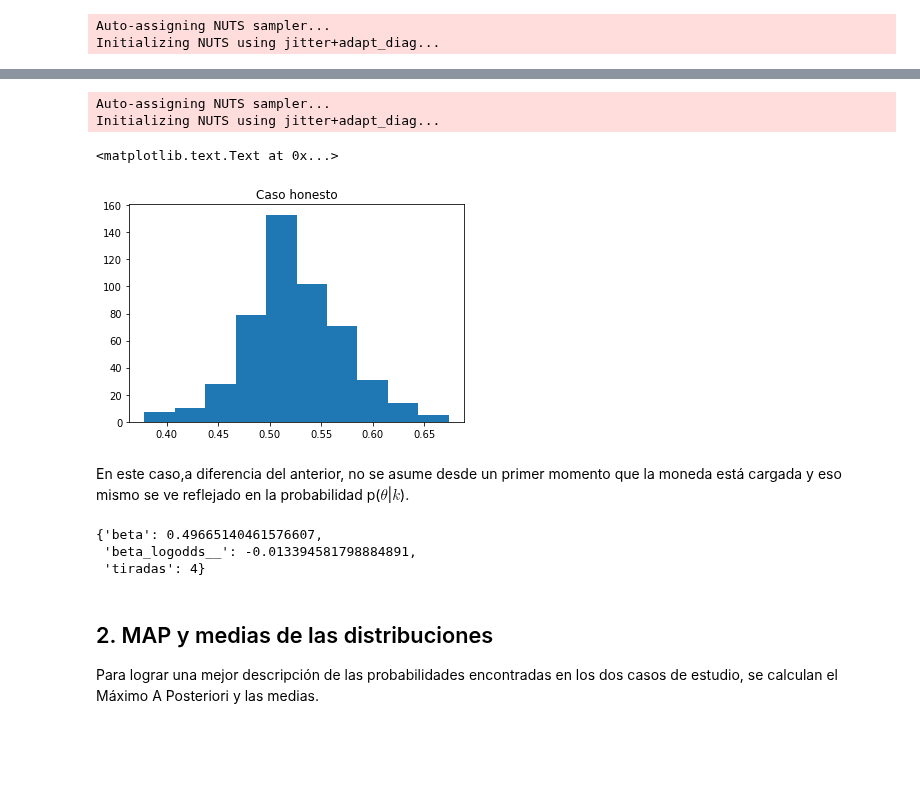
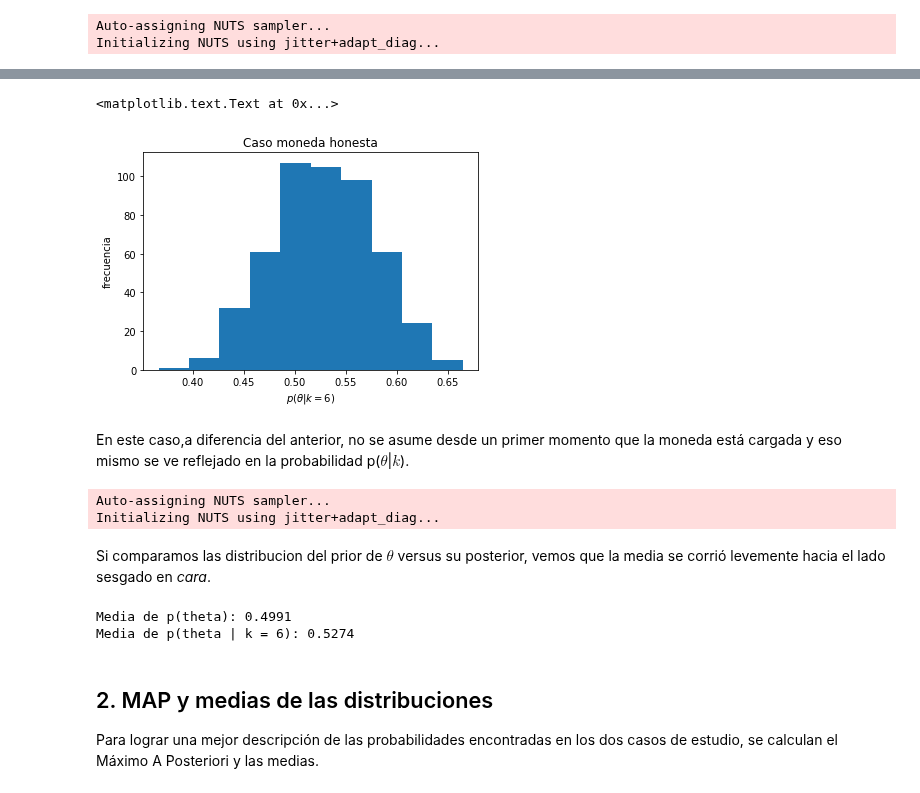
Before and after one commit to m2march/ciencia_datos, a Jupyter notebook: tp5/tp5.ipynb, the cells around one changed output, grey strips where cells are left out. Drawn from its saved outputs; the diff is of its cells as text; code cells hidden in the pictures; blank space fills up the shorter version.

```diff
--- a/tp5/tp5.ipynb
+++ b/tp5/tp5.ipynb
@@ -74,24 +53,30 @@ hist([t['theta_honest'] for t in trace.points()])
-# %%
-model_honest = pm.Model()
-with model_honest:
-    theta_honest = pm.Beta('theta_honest', 50, 50)  # TODO: cambiar a 100, 100 cuando sepamos como
-    tiradas = pm.Binomial('tiradas', n=6, p=theta_honest, observed=6)
-    trace = pm.sample()
-hist(trace.theta_honest)
-title('Caso honesto')
-# %% [output]
-Auto-assigning NUTS sampler...
-Initializing NUTS using jitter+adapt_diag...
-<matplotlib.text.Text at 0x...>
-[figure, removed]
+# %%
+hist(trace.theta_honest)
+title('Caso moneda honesta')
+xlabel(r'$p(\theta|k = 6)$')
+ylabel('frecuencia')
+# %% [output]
+<matplotlib.text.Text at 0x...>
+[figure, added]
 # %% [markdown]
 En este caso,a  diferencia del anterior, no se asume desde un primer momento que la moneda está cargada y eso mismo se ve reflejado en la probabilidad p($\theta$|$k$).
-# %%
-trace.point(10)
-# %% [output]
-{'beta': 0.49665140461576607,
- 'beta_logodds__': -0.013394581798884891,
- 'tiradas': 4}
+# %%
+#vemos que la distribucion se centra en 0.5
+model_honest = pm.Model()
+with model_honest:
+    theta_honest_prior = pm.Beta('theta_honest', 50, 50)  # TODO: NUTS no funciona con 100, 100
+    trace_prior = pm.sample()
+# %% [output]
+Auto-assigning NUTS sampler...
+Initializing NUTS using jitter+adapt_diag...
+# %% [markdown]
+Si comparamos las distribucion del prior de $\theta$ versus su posterior, vemos que la media se corrió levemente hacia el lado sesgado en _cara_.
+# %%
+print('Media de p(theta): {:.4f}'.format(trace_prior.theta_honest.mean()))
+print('Media de p(theta | k = 6): {:.4f}'.format(trace.theta_honest.mean()))
+# %% [output]
+Media de p(theta): 0.4991
+Media de p(theta | k = 6): 0.5274
 # %% [markdown]
 ## 2. MAP y medias de las distribuciones
 
```
Also changed, not shown: parts of 38 cells of this notebook.
